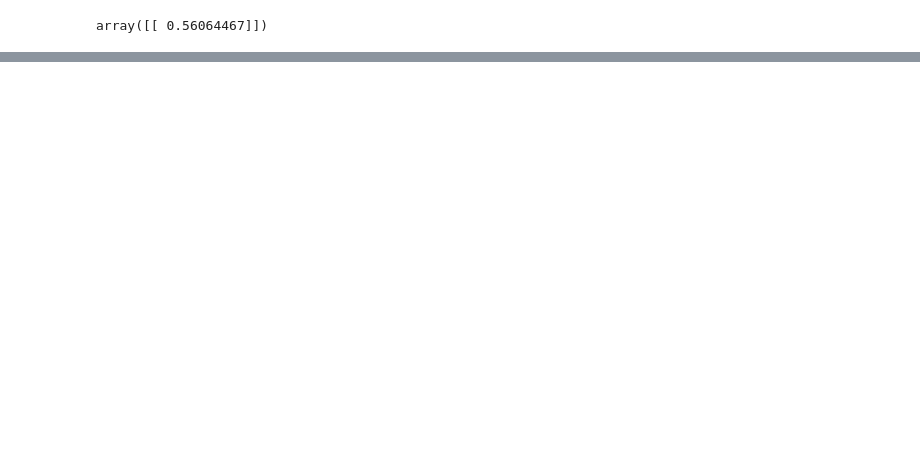
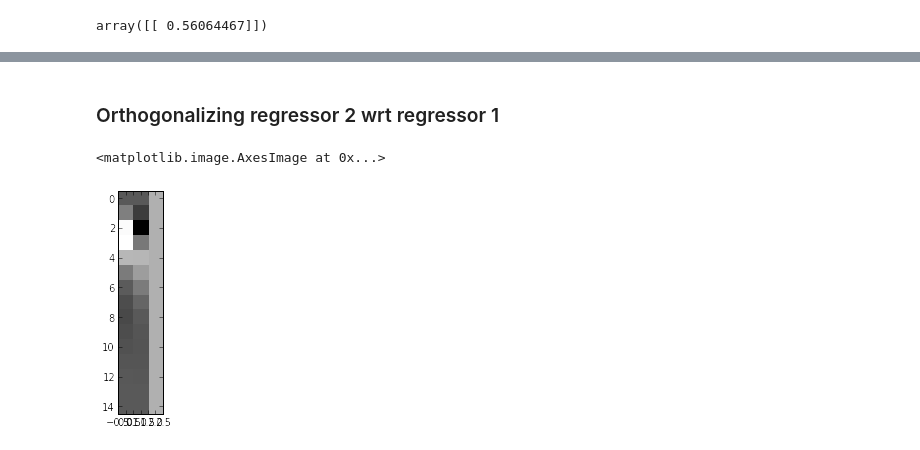
Before and after one commit to practical-neuroimaging/pna-notebooks, a Jupyter notebook: correlated_regressors.ipynb, the cells around one changed output, grey strips where cells are left out. Cells and saved outputs as stored; diff of their text form; code cells hidden in the pictures; blank space fills up the shorter version.

```diff
--- a/correlated_regressors.ipynb
+++ b/correlated_regressors.ipynb
@@ -120,0 +121,11 @@ np.sqrt(C_both_1.T.dot(npl.pinv(X_both.T.dot(X_both)).dot(C_both_1)))
+# %% [markdown]
+### Orthogonalizing regressor 2 wrt regressor 1
+# %%
+u = X_both[:,[0]]
+x1 = X_both[:,1] - u.dot(u.T.dot(X_both[:,1]))/(u**2).sum()
+X_both_o = np.vstack((X_both[:,0], x1, X_both[:,2])).T
+# %%
+plt.imshow(X_both_o, interpolation='nearest', cmap='gray')
+# %% [output]
+<matplotlib.image.AxesImage at 0x...>
+[figure, added]
```
Also changed, not shown: parts of 22 cells of this notebook.
